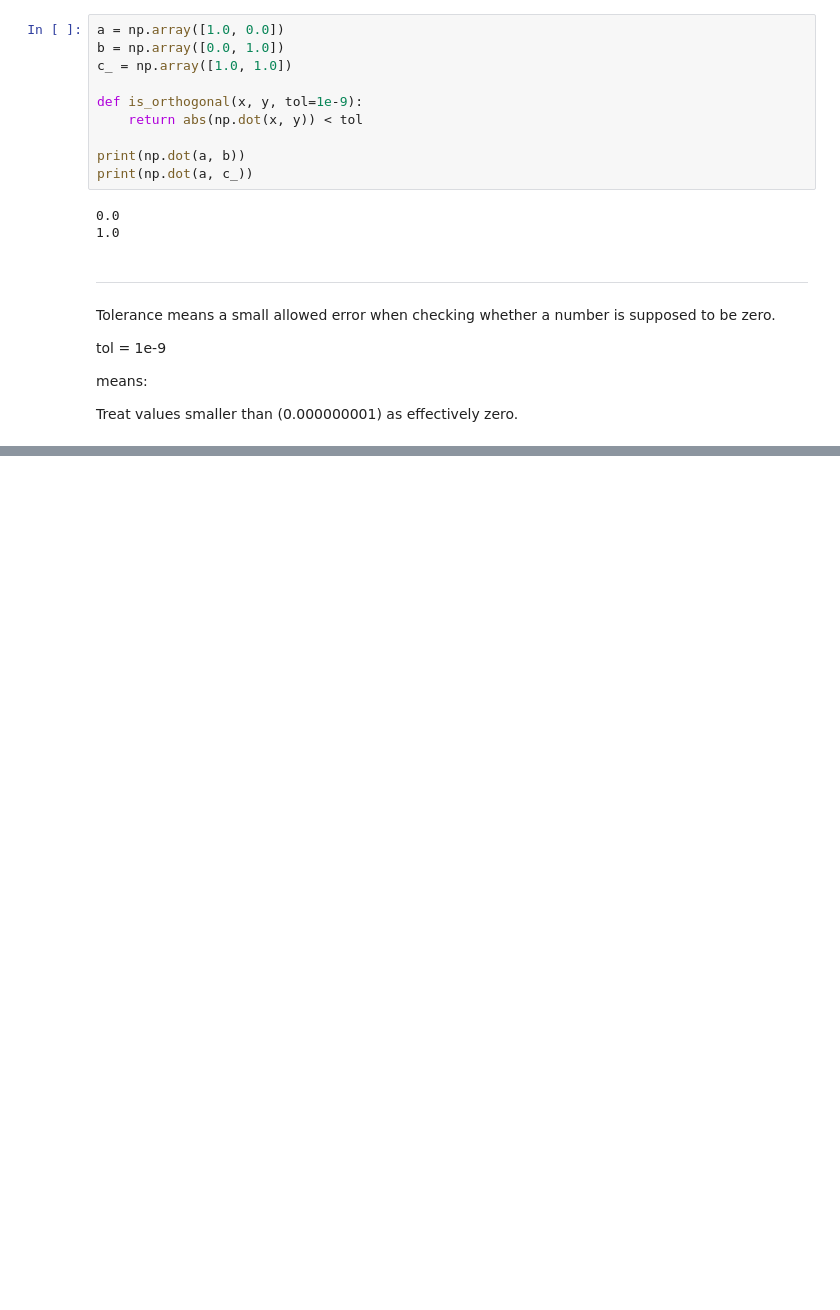
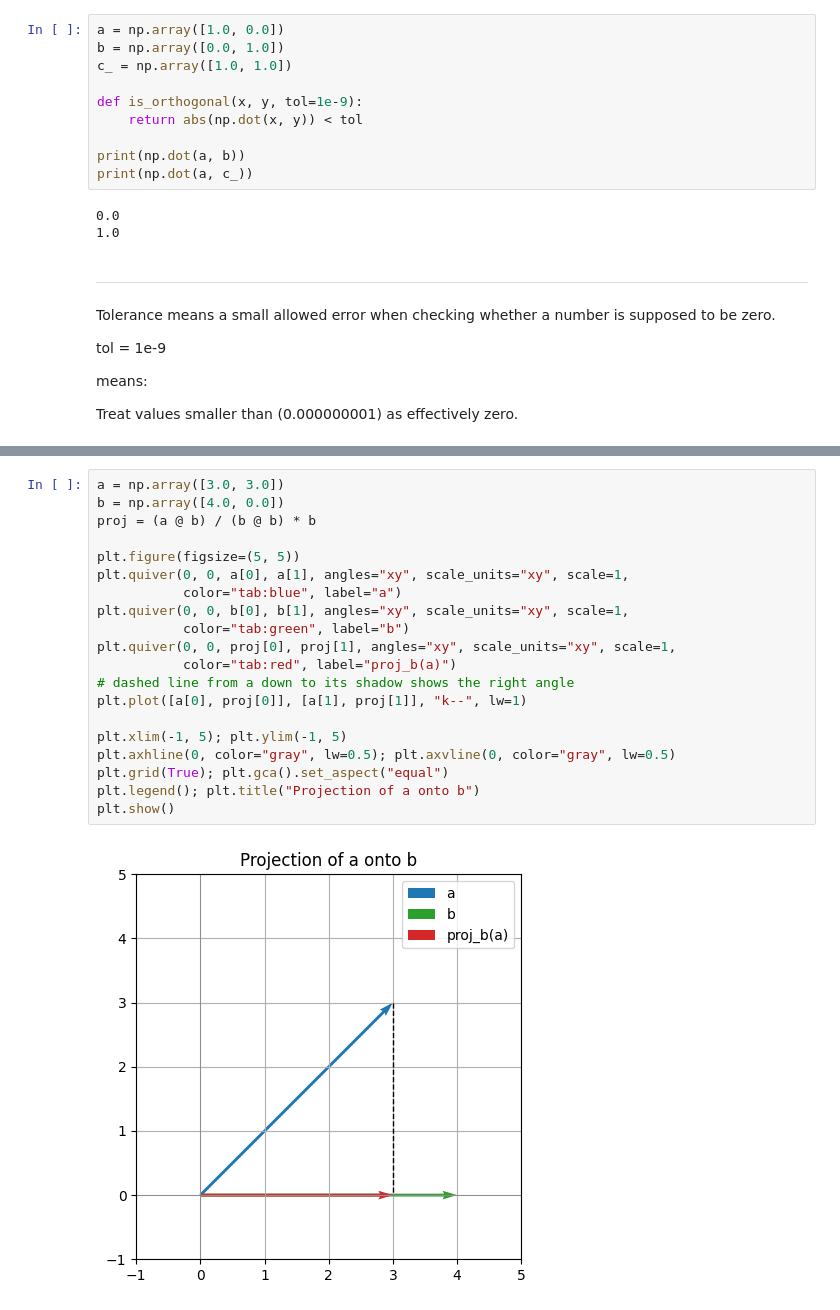
Before and after one commit to JayZeus999/Math-For-ML, a Jupyter notebook: cto-school/03_vectors.ipynb, the cells around one changed output, grey strips where cells are left out. Drawn from its saved outputs; the diff is of its cells as text; blank space fills up the shorter version.

Commit message:
Check out the projection of one vector onto another

```diff
--- a/cto-school/03_vectors.ipynb
+++ b/cto-school/03_vectors.ipynb
@@ -281,0 +309,22 @@ Treat values smaller than \(0.000000001\) as effectively zero.
+# %%
+a = np.array([3.0, 3.0])
+b = np.array([4.0, 0.0])
+proj = (a @ b) / (b @ b) * b
+
+plt.figure(figsize=(5, 5))
+plt.quiver(0, 0, a[0], a[1], angles="xy", scale_units="xy", scale=1,
+           color="tab:blue", label="a")
+plt.quiver(0, 0, b[0], b[1], angles="xy", scale_units="xy", scale=1,
+           color="tab:green", label="b")
+plt.quiver(0, 0, proj[0], proj[1], angles="xy", scale_units="xy", scale=1,
+           color="tab:red", label="proj_b(a)")
+# dashed line from a down to its shadow shows the right angle
+plt.plot([a[0], proj[0]], [a[1], proj[1]], "k--", lw=1)
+
+plt.xlim(-1, 5); plt.ylim(-1, 5)
+plt.axhline(0, color="gray", lw=0.5); plt.axvline(0, color="gray", lw=0.5)
+plt.grid(True); plt.gca().set_aspect("equal")
+plt.legend(); plt.title("Projection of a onto b")
+plt.show()
+# %% [output]
+[figure, added]
```
Also changed, not shown: parts of 2 cells of this notebook.
